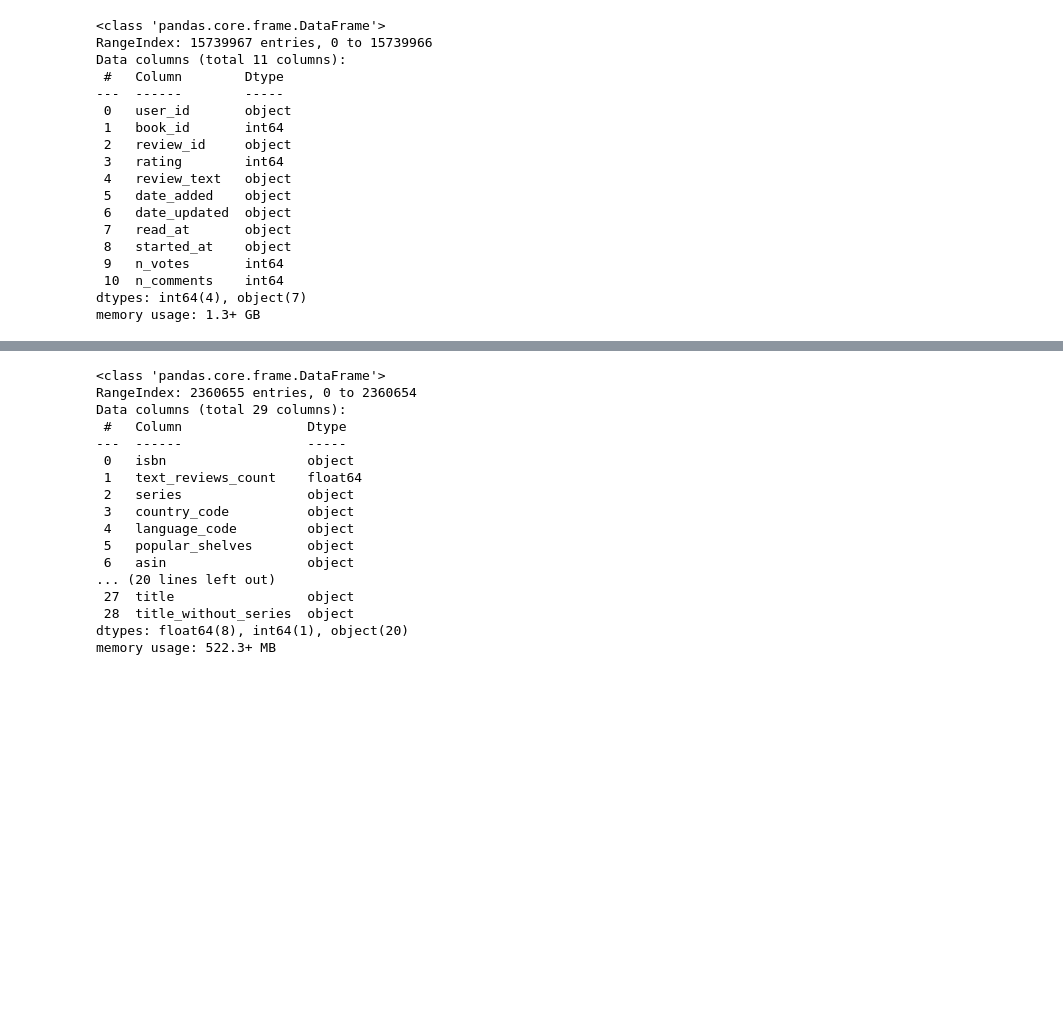
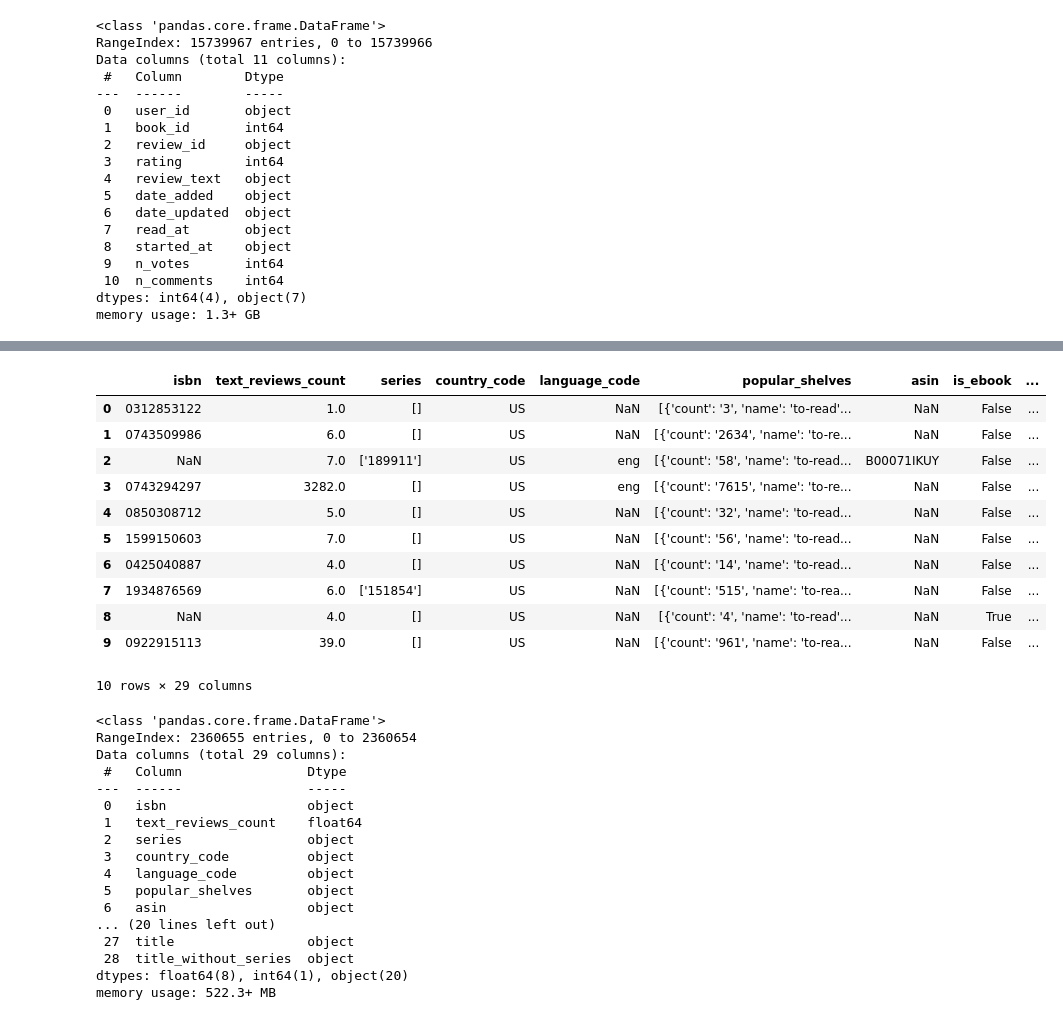
Before and after one commit to Mcjack1999/Goodratings, a Jupyter notebook: Goodreads.ipynb, the cells around one changed output, grey strips where cells are left out. Cells and saved outputs as stored; diff of their text form; code cells hidden in the pictures; blank space fills up the shorter version.

Commit message:
columns shown

```diff
--- a/Goodreads.ipynb
+++ b/Goodreads.ipynb
@@ -523,3 +543,18 @@ memory usage: 1.3+ GB
+# %%
+df_books.head(10)
+# %% [output]
+|  | isbn | text_reviews_count | series | country_code | language_code | popular_shelves | asin | is_ebook | ... |
+| 0 | 0312853122 | 1.0 | [] | US | NaN | [{'count': '3', 'name': 'to-read'... | NaN | False | ... |
+| 1 | 0743509986 | 6.0 | [] | US | NaN | [{'count': '2634', 'name': 'to-re... | NaN | False | ... |
+| 2 | NaN | 7.0 | ['189911'] | US | eng | [{'count': '58', 'name': 'to-read... | B00071IKUY | False | ... |
+| 3 | 0743294297 | 3282.0 | [] | US | eng | [{'count': '7615', 'name': 'to-re... | NaN | False | ... |
+| 4 | 0850308712 | 5.0 | [] | US | NaN | [{'count': '32', 'name': 'to-read... | NaN | False | ... |
+| 5 | 1599150603 | 7.0 | [] | US | NaN | [{'count': '56', 'name': 'to-read... | NaN | False | ... |
+| 6 | 0425040887 | 4.0 | [] | US | NaN | [{'count': '14', 'name': 'to-read... | NaN | False | ... |
+| 7 | 1934876569 | 6.0 | ['151854'] | US | NaN | [{'count': '515', 'name': 'to-rea... | NaN | False | ... |
+| 8 | NaN | 4.0 | [] | US | NaN | [{'count': '4', 'name': 'to-read'... | NaN | True | ... |
+| 9 | 0922915113 | 39.0 | [] | US | NaN | [{'count': '961', 'name': 'to-rea... | NaN | False | ... |
+10 rows × 29 columns
 # %%
 df_books = pd.read_csv("goodreads_books.json.gz")
 # %%
```
Also changed, not shown: parts of 2 cells of this notebook.
